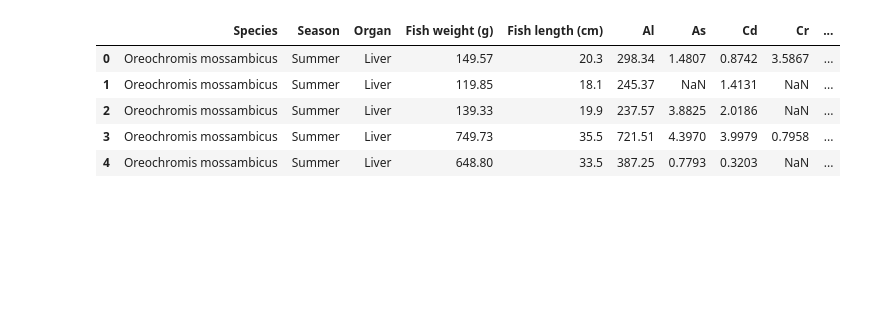
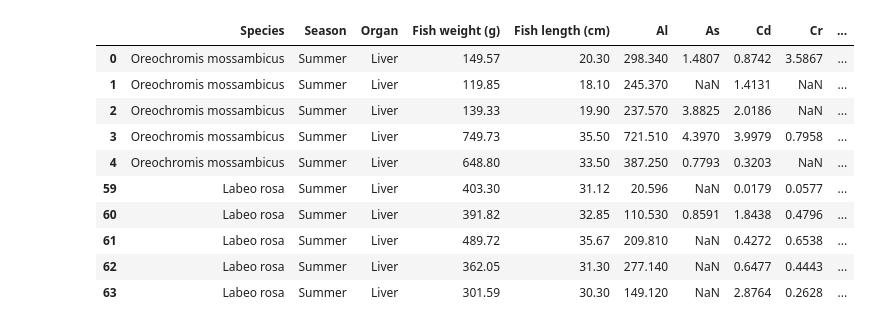
Before and after one commit to ChrisMontez/ICP-OES, a Jupyter notebook: Data Visualization.ipynb, the cells around one changed output. Cells and saved outputs as stored; diff of their text form; code cells hidden in the pictures; blank space fills up the shorter version.

```diff
--- a/Data Visualization.ipynb
+++ b/Data Visualization.ipynb
@@ -8,14 +8,19 @@ sns.set_style('whitegrid')
 %matplotlib inline
 # %%
 df = pd.read_csv('fish_tissues.csv')
+# %%
+df.groupby('Species').head()
+# %% [output]
+|  | Species | Season | Organ | Fish weight (g) | Fish length (cm) | Al | As | Cd | Cr | ... |
+| 0 | Oreochromis mossambicus | Summer | Liver | 149.57 | 20.30 | 298.340 | 1.4807 | 0.8742 | 3.5867 | ... |
+| 1 | Oreochromis mossambicus | Summer | Liver | 119.85 | 18.10 | 245.370 | NaN | 1.4131 | NaN | ... |
+| 2 | Oreochromis mossambicus | Summer | Liver | 139.33 | 19.90 | 237.570 | 3.8825 | 2.0186 | NaN | ... |
+| 3 | Oreochromis mossambicus | Summer | Liver | 749.73 | 35.50 | 721.510 | 4.3970 | 3.9979 | 0.7958 | ... |
+| 4 | Oreochromis mossambicus | Summer | Liver | 648.80 | 33.50 | 387.250 | 0.7793 | 0.3203 | NaN | ... |
+| 59 | Labeo rosa | Summer | Liver | 403.30 | 31.12 | 20.596 | NaN | 0.0179 | 0.0577 | ... |
+| 60 | Labeo rosa | Summer | Liver | 391.82 | 32.85 | 110.530 | 0.8591 | 1.8438 | 0.4796 | ... |
+| 61 | Labeo rosa | Summer | Liver | 489.72 | 35.67 | 209.810 | NaN | 0.4272 | 0.6538 | ... |
+| 62 | Labeo rosa | Summer | Liver | 362.05 | 31.30 | 277.140 | NaN | 0.6477 | 0.4443 | ... |
+| 63 | Labeo rosa | Summer | Liver | 301.59 | 30.30 | 149.120 | NaN | 2.8764 | 0.2628 | ... |
 # %%
 # Me (mg/kg dw)
-# %%
-df.head()
-# %% [output]
-|  | Species | Season | Organ | Fish weight (g) | Fish length (cm) | Al | As | Cd | Cr | ... |
-| 0 | Oreochromis mossambicus | Summer | Liver | 149.57 | 20.3 | 298.34 | 1.4807 | 0.8742 | 3.5867 | ... |
-| 1 | Oreochromis mossambicus | Summer | Liver | 119.85 | 18.1 | 245.37 | NaN | 1.4131 | NaN | ... |
-| 2 | Oreochromis mossambicus | Summer | Liver | 139.33 | 19.9 | 237.57 | 3.8825 | 2.0186 | NaN | ... |
-| 3 | Oreochromis mossambicus | Summer | Liver | 749.73 | 35.5 | 721.51 | 4.3970 | 3.9979 | 0.7958 | ... |
-| 4 | Oreochromis mossambicus | Summer | Liver | 648.80 | 33.5 | 387.25 | 0.7793 | 0.3203 | NaN | ... |
```
Also changed, not shown: parts of 5 cells of this notebook, 1 other file.
